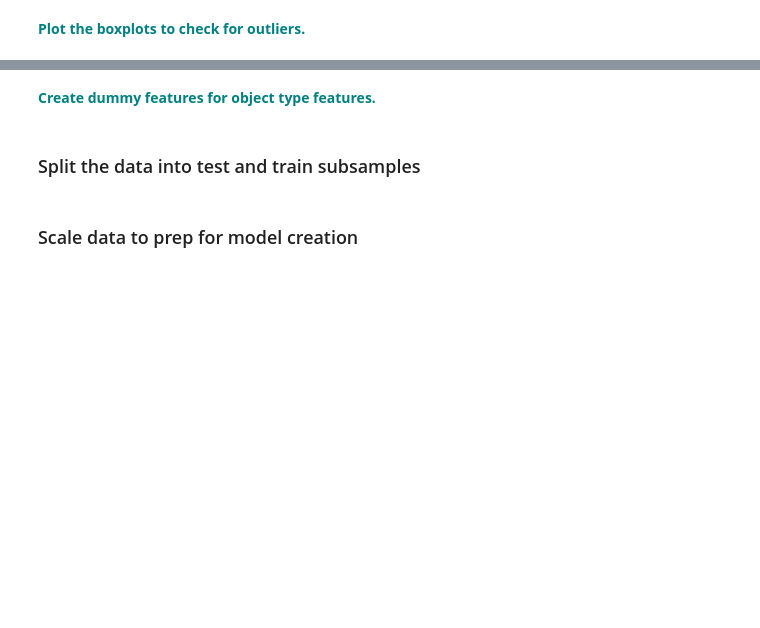
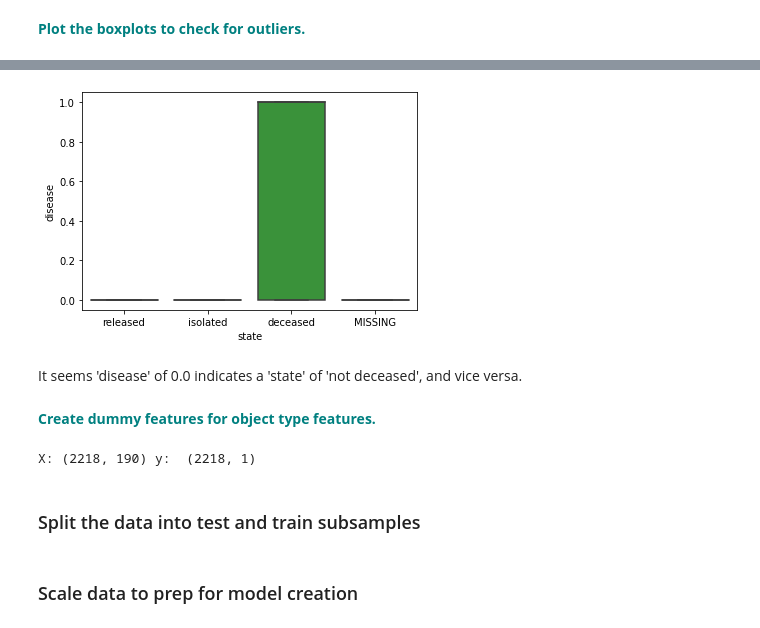
Before and after one commit to kstoudt/Springboard, a Jupyter notebook: 14. Supervised Learning/14.4 Random Forest Covid Case Study/RandomForest_casestudy_covid19.ipynb, the cells around one changed output, grey strips where cells are left out. Saved outputs shown, nothing was run; the diff lists cells and outputs as text; code cells hidden in the pictures; blank space fills up the shorter version.

```diff
--- a/14. Supervised Learning/14.4 Random Forest Covid Case Study/RandomForest_casestudy_covid19.ipynb
+++ b/14. Supervised Learning/14.4 Random Forest Covid Case Study/RandomForest_casestudy_covid19.ipynb
@@ -342,5 +372,21 @@ vn
+# %%
+sns.boxplot(y="disease", x="state", data=df)
+plt.show();
+# %% [output]
+[figure, added]
+# %% [markdown]
+It seems 'disease' of 0.0 indicates a 'state' of 'not deceased', and vice versa.
 # %% [markdown]
 **<font color='teal'> Create dummy features for object type features. </font>**
+# %%
+X = df.drop(columns=['state'])
+y = df[['state']]
+
+X = pd.get_dummies(X, drop_first=True)
+
+print('X:', X.shape, 'y: ', y.shape)
+# %% [output]
+X: (2218, 190) y:  (2218, 1)
 # %% [markdown]
 ### Split the data into test and train subsamples
 # %%
```
Also changed, not shown: parts of 15 cells of this notebook, 1 other file.
